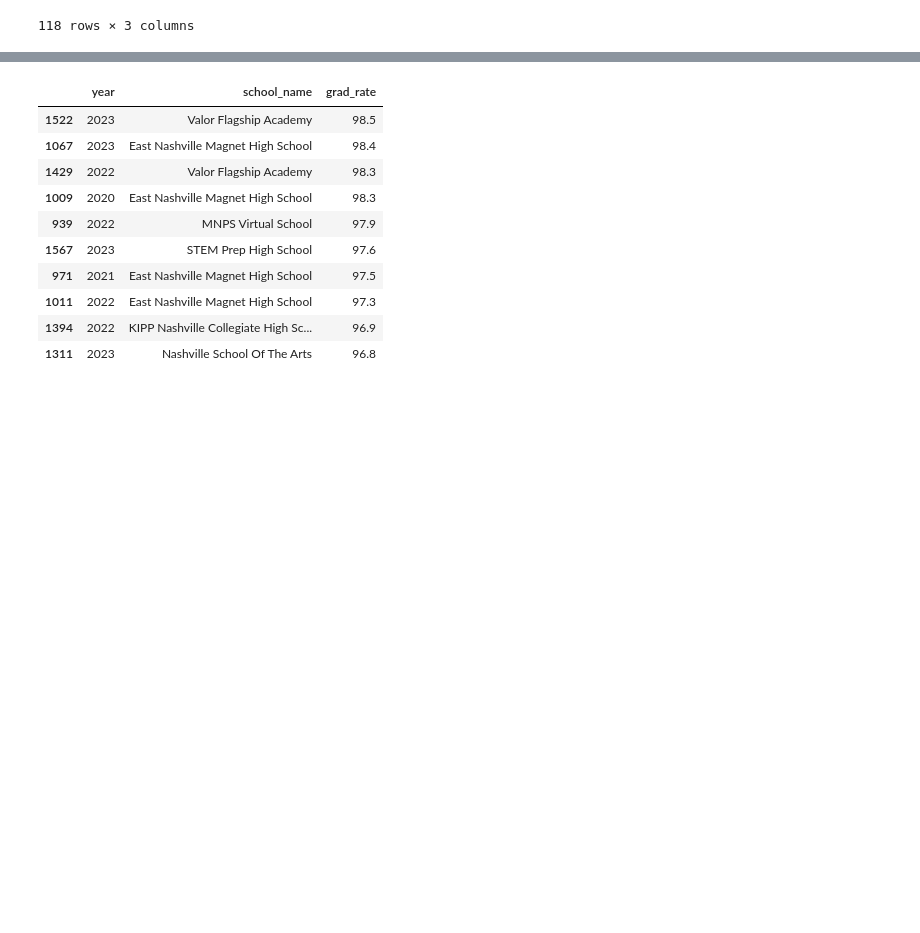
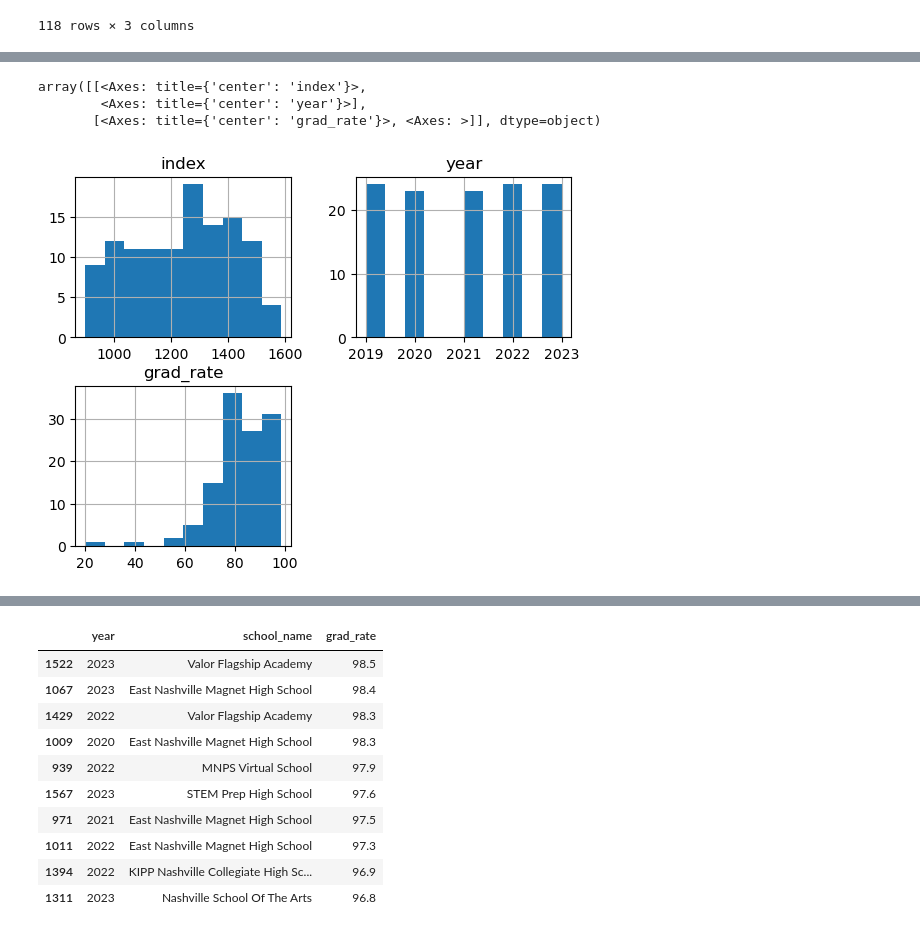
Before and after one commit to ericahen/capstone-da12, a Jupyter notebook: notebooks/combined_grad_rates.ipynb, the cells around one changed output, grey strips where cells are left out. Saved outputs shown, nothing was run; the diff lists cells and outputs as text; code cells hidden in the pictures; blank space fills up the shorter version.

Commit message:
more graphs

```diff
--- a/notebooks/combined_grad_rates.ipynb
+++ b/notebooks/combined_grad_rates.ipynb
@@ -438,3 +438,6 @@ rates
 | 1567 | 2023 | STEM Prep High School | 97.6 |
 | 1586 | 2023 | RePublic High School | 92.5 |
 118 rows × 3 columns
+# %%
+rates = rates.reset_index()
+rates
@@ -440,0 +458,7 @@ rates
+# %%
+rates.hist()
+# %% [output]
+array([[<Axes: title={'center': 'index'}>,
+        <Axes: title={'center': 'year'}>],
+       [<Axes: title={'center': 'grad_rate'}>, <Axes: >]], dtype=object)
+[figure, added]
```
Also changed, not shown: parts of 5 cells of this notebook.
